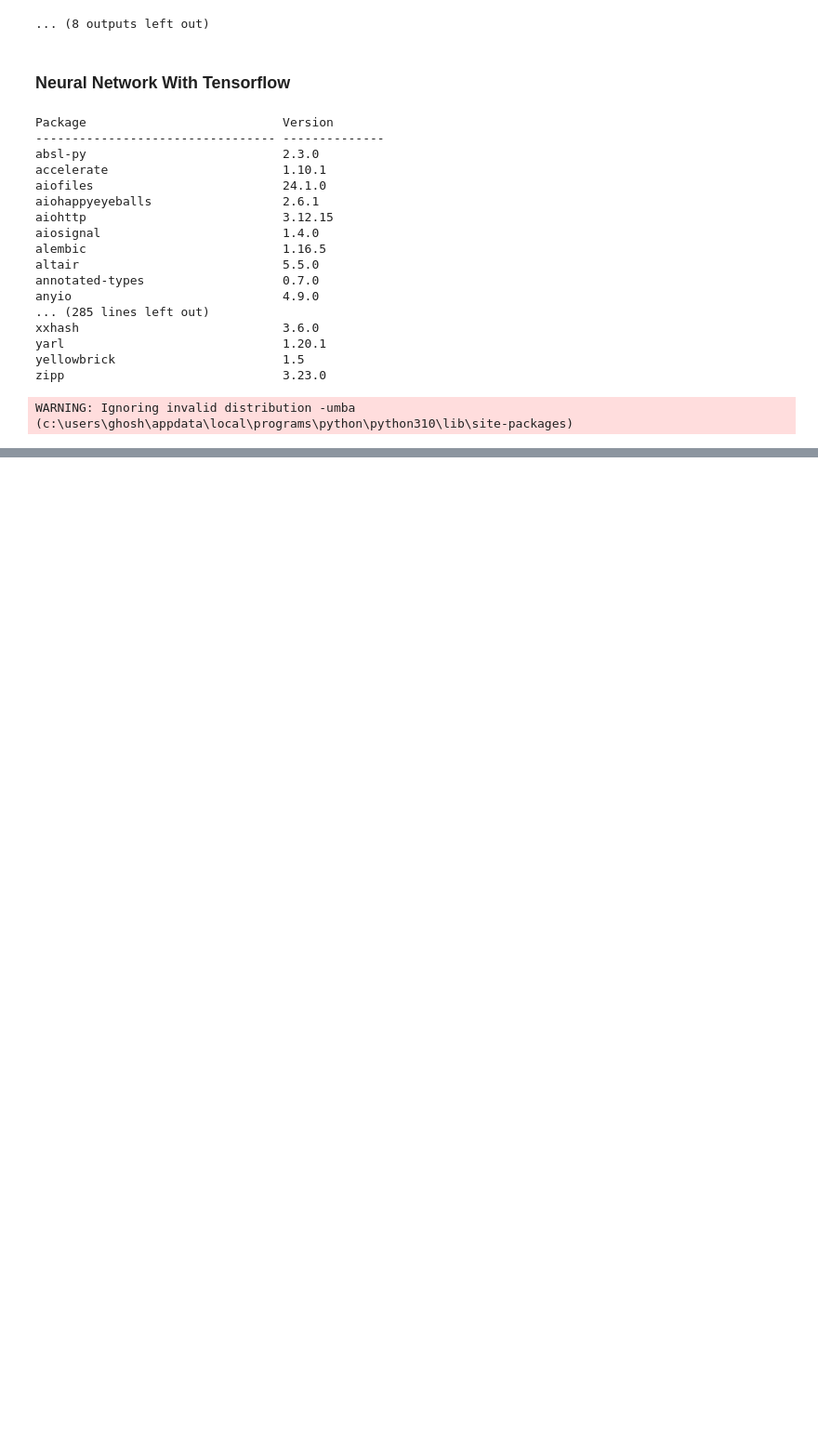
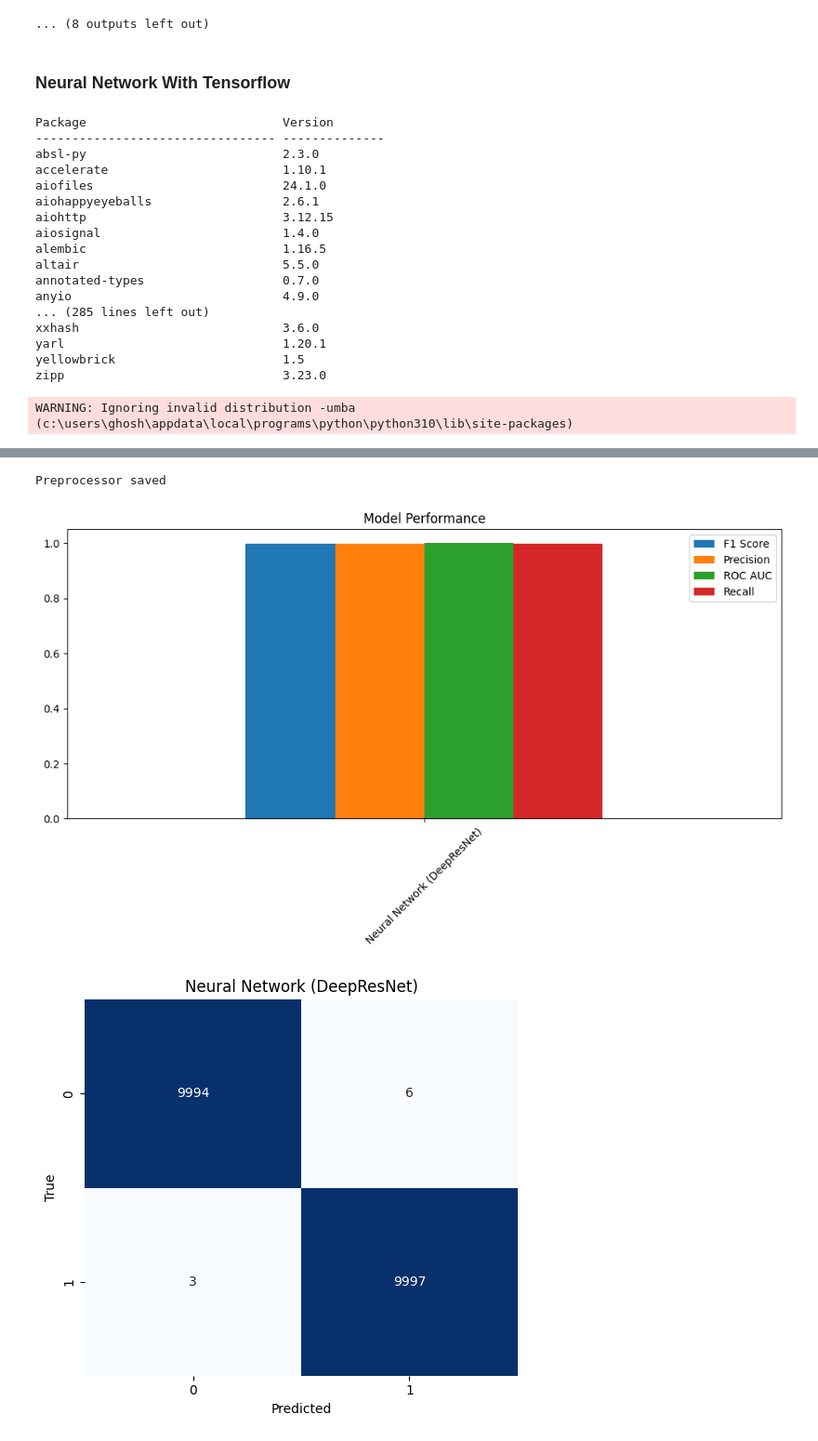
Before and after one commit to eliot-99/Predictive-Transaction-intelligence-for-bfsi-, a Jupyter notebook: notebooks/module_2.ipynb, the cells around one changed output, grey strips where cells are left out. Shown at 93% size. Drawn from its saved outputs; the diff is of its cells as text; code cells hidden in the pictures; blank space fills up the shorter version.

```diff
--- a/notebooks/module_2.ipynb
+++ b/notebooks/module_2.ipynb
@@ -1012,0 +1215,79 @@ ModuleNotFoundError: No module named 'tensorflow.keras'
+# %%
+import joblib, os
+save_dir = r"C:\Users\ghosh\Desktop\Predictive Transaction Intelligence using for BFSI\models\module_2\artifacts"
+joblib.dump(preprocessor, os.path.join(save_dir, "preprocessor.pkl"))
+print("Preprocessor saved")
+# %% [output]
+Preprocessor saved
+# %%
+# ------------------- Plots -------------------
+# 1. Bar
+results_df.plot(kind='bar', figsize=(10,6), title="Model Performance")
+plt.xticks(rotation=45); plt.tight_layout()
+plt.savefig(os.path.join(save_dir, 'comparison.png'), dpi=300); plt.show()
+
+# 2. Confusion Matrix (FIXED)
+model_names = list(best_pipelines.keys())
+n_models = len(model_names)
+n_cols = 3
+n_rows = max(1, (n_models + n_cols - 1) // n_cols)  # Proper grid
+
+fig, axes = plt.subplots(n_rows, n_cols, figsize=(5 * n_cols, 5 * n_rows))
+axes = np.array(axes).flatten()  # Always a flat list of Axes
+
+for idx, name in enumerate(model_names):
+    if 'Neural' in name:
+        cm = confusion_matrix(y_test, y_pred_nn)
+    else:
+        cm = confusion_matrix(y_test, best_pipelines[name].predict(X_test))
+
+    ax = axes[idx]
+    sns.heatmap(cm, annot=True, fmt='d', cmap='Blues', ax=ax, cbar=False)
+    ax.set_title(f'{name}')
+    ax.set_xlabel('Predicted')
+    ax.set_ylabel('True')
+
+# Hide unused subplots
+for idx in range(n_models, len(axes)):
+    axes[idx].set_visible(False)
+
+plt.tight_layout()
+plt.savefig(os.path.join(save_dir, 'confusion_matrices.png'), dpi=300, bbox_inches='tight')
+plt.show()
+
+
+# 3. ROC
+plt.figure(figsize=(8,6))
+for name in model_names:
+    y_prob = y_prob_nn if 'Neural' in name else best_pipelines[name].predict_proba(X_test)[:,1]
+    fpr, tpr, _ = roc_curve(y_test, y_prob)
+    plt.plot(fpr, tpr, label=f'{name} (AUC={auc(fpr,tpr):.3f})')
+plt.plot([0,1],[0,1],'k--'); plt.xlabel('FPR'); plt.ylabel('TPR'); plt.title('ROC')
+plt.legend(); plt.savefig(os.path.join(save_dir, 'roc.png'), dpi=300); plt.show()
+
+# 4. PR Curve
+plt.figure(figsize=(8,6))
+for name in model_names:
+    y_prob = y_prob_nn if 'Neural' in name else best_pipelines[name].predict_proba(X_test)[:,1]
+    p, r, _ = precision_recall_curve(y_test, y_prob)
+    plt.plot(r, p, label=f'{name} (AUC={auc(r,p):.3f})')
+plt.xlabel('Recall'); plt.ylabel('Precision'); plt.title('PR Curve')
+plt.legend(); plt.savefig(os.path.join(save_dir, 'pr_curve.png'), dpi=300); plt.show()
+
+# 5. Learning Curve
+plt.figure(figsize=(8,5))
+plt.plot(history.history['loss'], label='Train Loss')
+plt.plot(history.history['val_loss'], label='Val Loss')
+plt.title('Learning Curve'); plt.legend()
+plt.savefig(os.path.join(save_dir, 'learning_curve.png'), dpi=300); plt.show()
+
+# 6. Prediction Dist
+plt.figure(figsize=(10,6))
+for name in model_names:
+    y_prob = y_prob_nn if 'Neural' in name else best_pipelines[name].predict_proba(X_test)[:,1]
+    plt.hist(y_prob, bins=50, alpha=0.6, label=name, density=True)
+plt.xlabel('Fraud Probability'); plt.title('Prediction Distribution')
+plt.legend(); plt.savefig(os.path.join(save_dir, 'pred_dist.png'), dpi=300); plt.show()
+# %% [output]
+[figure, added]
+[figure, added]
```
Also changed, not shown: parts of 9 cells of this notebook, 1 other file.
